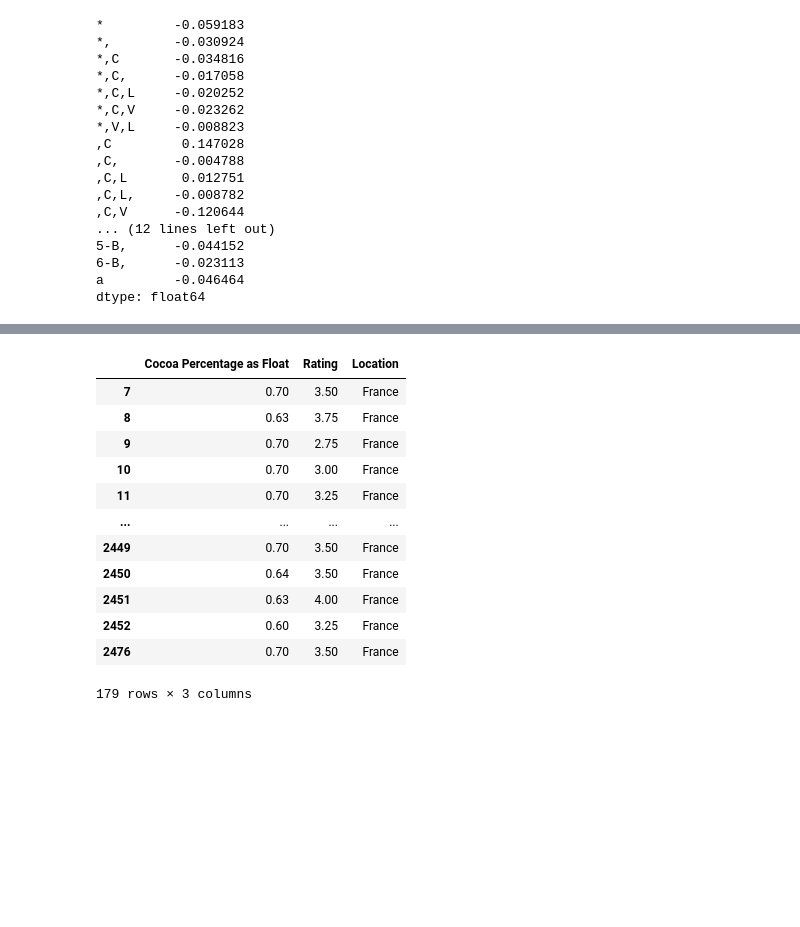
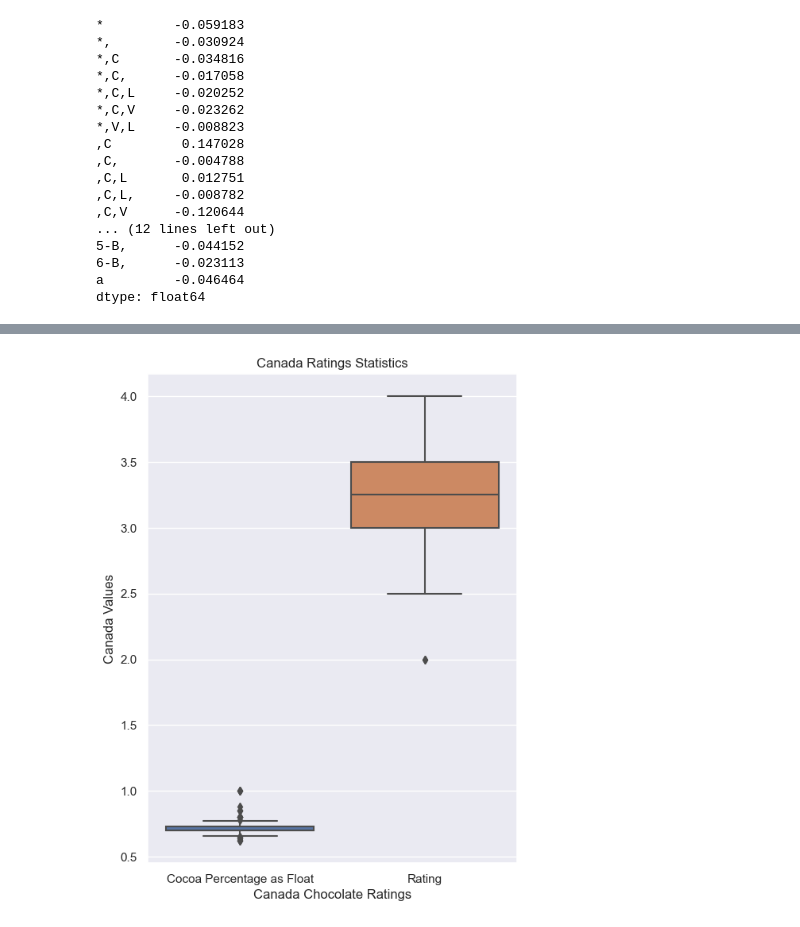
Before and after one commit to mbrann2/Chocolate-, a Jupyter notebook: notebooks/chocolate.ipynb, the cells around one changed output, grey strips where cells are left out. Drawn from its saved outputs; the diff is of its cells as text; code cells hidden in the pictures; blank space fills up the shorter version.

```diff
--- a/notebooks/chocolate.ipynb
+++ b/notebooks/chocolate.ipynb
@@ -198,40 +226,62 @@ dtype: float64
+# %%
+# Box plot of cocoa percent and rating for all Canada company locations.
+def canada_chocolate_stats(choco_df):
+    canada_chocolate = choco_df[choco_df["Company Location"] == "Canada"]
+    canada_ratings_and_cocoa_percent = canada_chocolate.loc[:, ['Cocoa Percentage as Float', 'Rating']].assign(Location="Canada")
+
+    sns.boxplot(data=canada_ratings_and_cocoa_percent)
+    sns.set(rc={"figure.figsize":(6, 8)})
+    plt.title('Canada Ratings Statistics')
+    plt.xlabel('Canada Chocolate Ratings')
+    plt.ylabel('Canada Values')
+canada_chocolate_statistics = canada_chocolate_stats(chocolate_data)
+# %% [output]
+[figure, added]
 # %%
+###IGNORE - Failed attempts of concatenating and melting multiple countries' cocoa percent and rating to have them all on one boxplot.
+
+
 # choco_df['Remove Cocoa Percentage'] = choco_df['Cocoa Percent'].astype(str).str.replace('%', '')
 # choco_df['Cocoa Percentage as Float'] = choco_df['Remove Cocoa Percentage'].astype('float') / 100.0
 
 united_states_chocolate = chocolate_data[chocolate_data["Company Location"] == "U.S.A."]
 us_ratings_and_cocoa_percent = united_states_chocolate.loc[:, ['Cocoa Percentage as Float', 'Rating']].assign(Location="U.S.")
 
+us_df_cocoa_percent = us_ratings_and_cocoa_percent.melt(id_vars=['Location'], value_name='Cocoa Percentage as Float')
+us_df_rating = us_ratings_and_cocoa_percent.melt(id_vars=['Location'], value_name='Rating')
+
+concat_us_df = pd.concat([us_df_cocoa_percent, us_df_rating])
+concat_us_df
+
+
 france_chocolate = chocolate_data[chocolate_data["Company Location"] == "France"]
 france_ratings_and_cocoa_percent = france_chocolate.loc[:, ['Cocoa Percentage as Float', 'Rating']].assign(Location="France")
-france_ratings_and_cocoa_percent
-# combined_ratings = pd.concat([us_ratings_and_cocoa_percent,france_ratings_and_cocoa_percent])
-# # combined_ratings
-# melted_ratings = pd.melt(combined_ratings, id_vars= ['Location'], var_name= ['Letter'])
+
+france_df_cocoa_percent = france_ratings_and_cocoa_percent.melt(id_vars=['Location'], value_name='Cocoa Percentage as Float')
+france_df_rating = france_ratings_and_cocoa_percent.melt(id_vars=['Location'], value_name='Rating')
+
+concat_france_df = pd.concat([france_df_cocoa_percent, france_df_rating])
+concat_france_df
+
+concat_countries_df = pd.concat([concat_us_df, concat_france_df])
+concat_countries_df
+
+# melted_ratings = pd.melt(combined_ratings, id_vars= ['Location'], var_name= ['Rating & Cocoa Percent'])
 # melted_ratings
-# france_ratings = combined_ratings.drop(['REF','Cocoa Percent', 'Cocoa Percentage as Float', 'Company Location', 'Review Date', 'Country of Bean Origin', 'Specific Bean Origin or Bar Name', 'Ingredients', 'Most Memorable Characteristics'], axis=1).boxplot(grid=False, rot=45, fontsize=9)
-# us_ratings = united_states_chocolate.drop(['REF','Cocoa Percent', 'Cocoa Percentage as Float', 'Company Location', 'Review Date', 'Country of Bean Origin', 'Specific Bean Origin or Bar Name', 'Ingredients', 'Most Memorable Characteristics'], axis=1).boxplot(grid=False, rot=45, fontsize=9)
-
-# combined_ratings = pd.concat([us_ratings,france_ratings])
 
 
-# ax = sns.boxplot(x="Location", y="value", hue="Letter", data=melted_ratings)
+
+
+
+# concat_france_df.boxplot(grid=False, rot=45, fontsize=9)
+# concat_us_df.boxplot(grid=False, rot=45, fontsize=9)
+# plt.title('Iris Dataset')
+# plt.xlabel('Feature')
+# plt.ylabel('cm')
+
+# ax = sns.boxplot(x="Location", y="value", data=concat_countries_df)
 # plt.show()
 
 # plt.title('US Ratings Statistics')
 # plt.xlabel('US Chocolate Ratings')
 # plt.ylabel('Ratings Values')
-# %% [output]
-|  | Cocoa Percentage as Float | Rating | Location |
-| 7 | 0.70 | 3.50 | France |
-| 8 | 0.63 | 3.75 | France |
-| 9 | 0.70 | 2.75 | France |
-| 10 | 0.70 | 3.00 | France |
-| 11 | 0.70 | 3.25 | France |
-| ... | ... | ... | ... |
-| 2449 | 0.70 | 3.50 | France |
-| 2450 | 0.64 | 3.50 | France |
-| 2451 | 0.63 | 4.00 | France |
-| 2452 | 0.60 | 3.25 | France |
-| 2476 | 0.70 | 3.50 | France |
-179 rows × 3 columns
```
Also changed, not shown: parts of 2 cells of this notebook, 1 other file.
